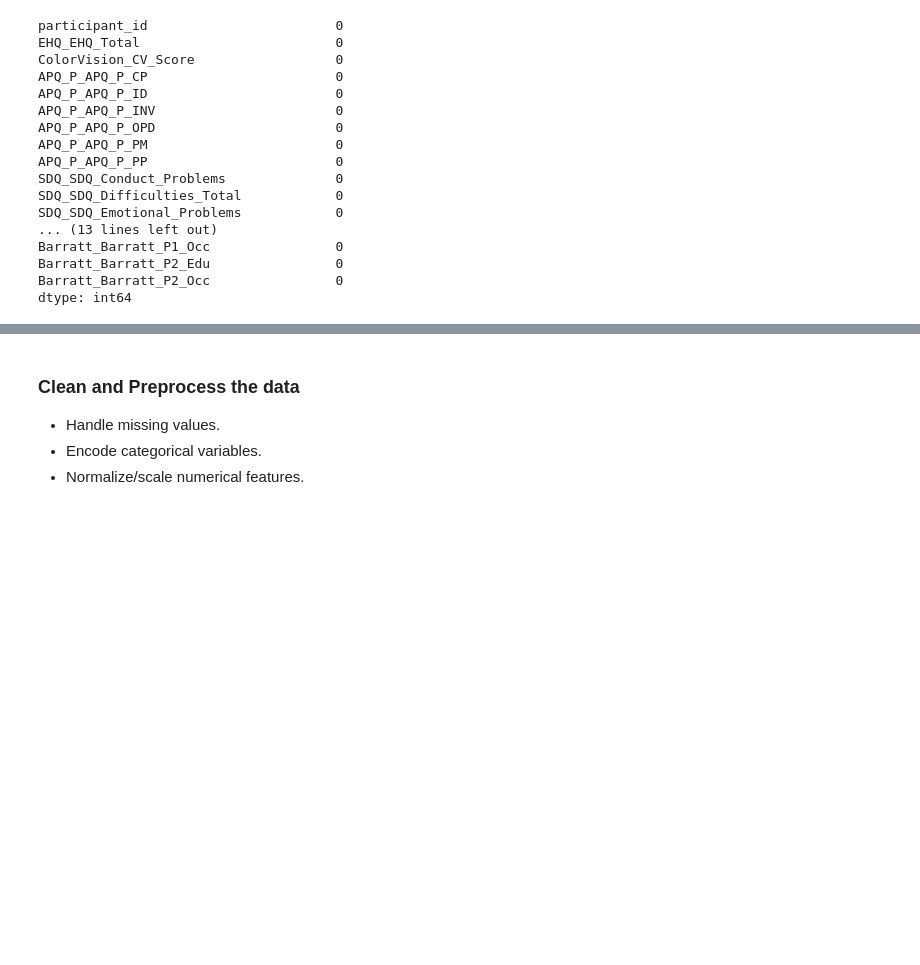
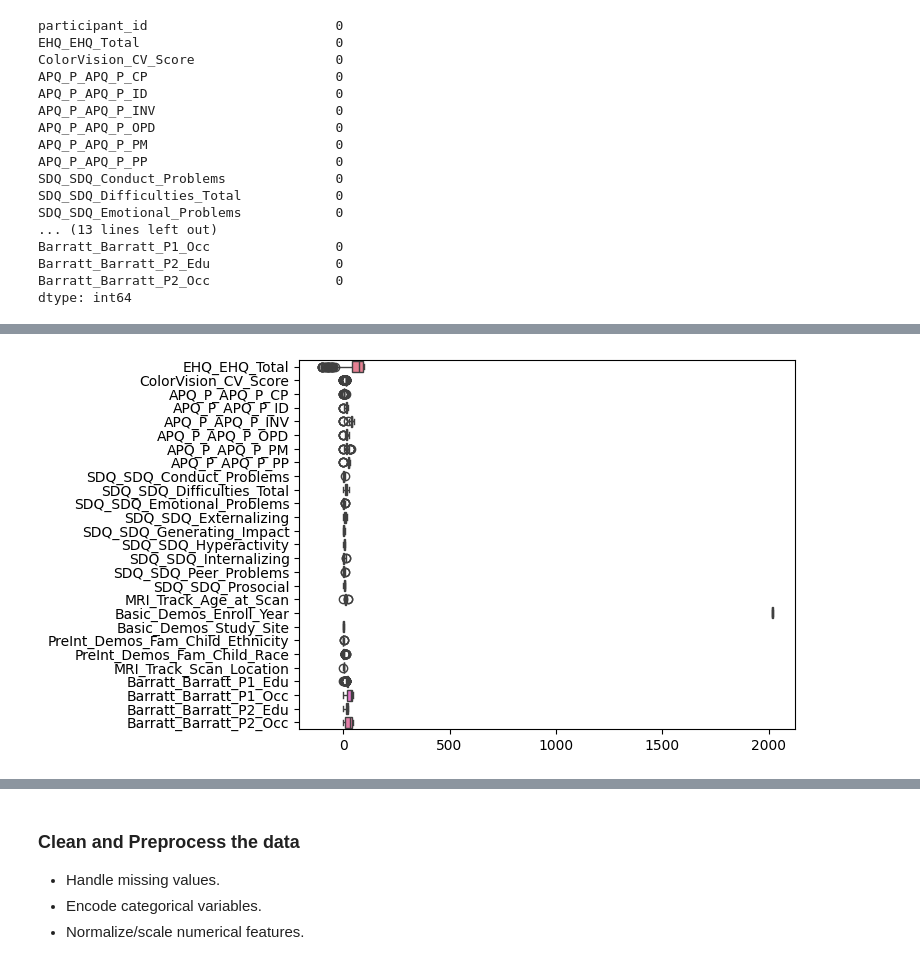
Before and after one commit to nnoromiv/brain-activity-pattern-differences-in-ADHD, a Jupyter notebook: explorer.ipynb, the cells around one changed output, grey strips where cells are left out. Cells and saved outputs as stored; diff of their text form; code cells hidden in the pictures; blank space fills up the shorter version.

```diff
--- a/explorer.ipynb
+++ b/explorer.ipynb
@@ -201,0 +249,5 @@ dtype: int64
+# %%
+sns.boxplot(train_data, orient='h')
+plt.show()
+# %% [output]
+[figure, added]
```
Also changed, not shown: parts of 18 cells of this notebook, 1 other file.
